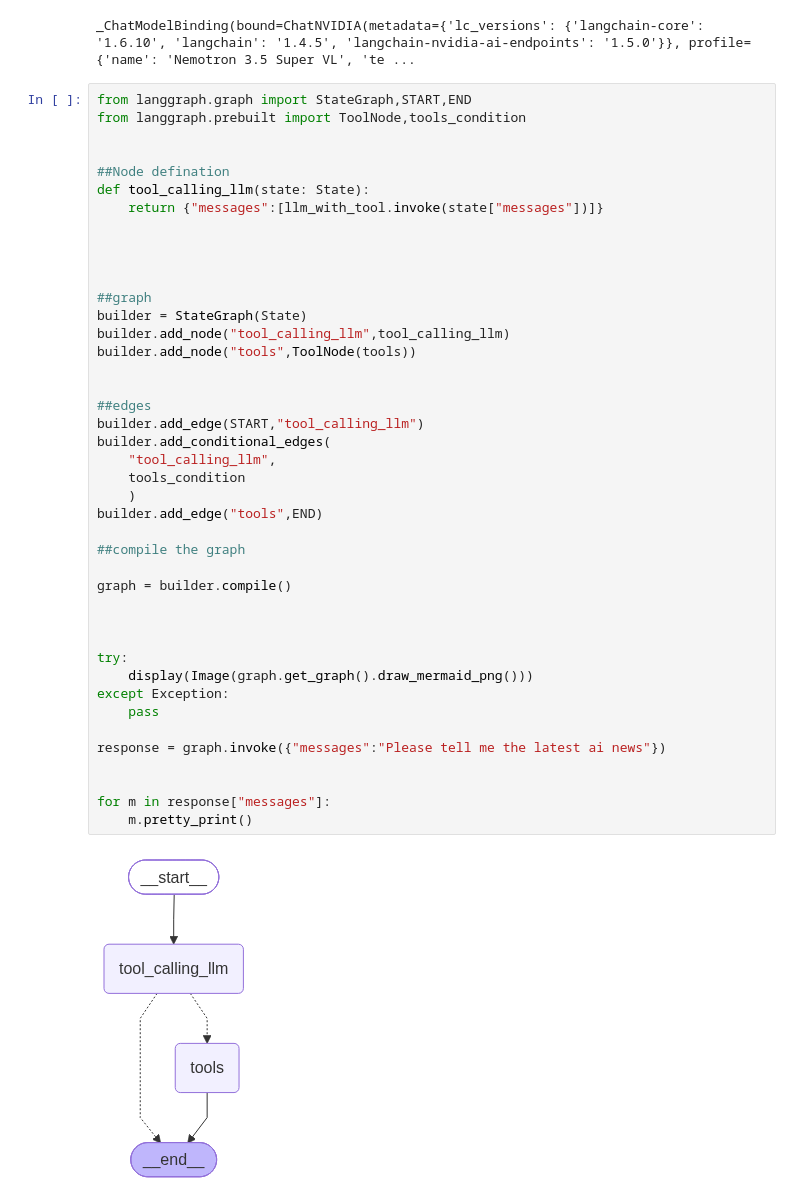
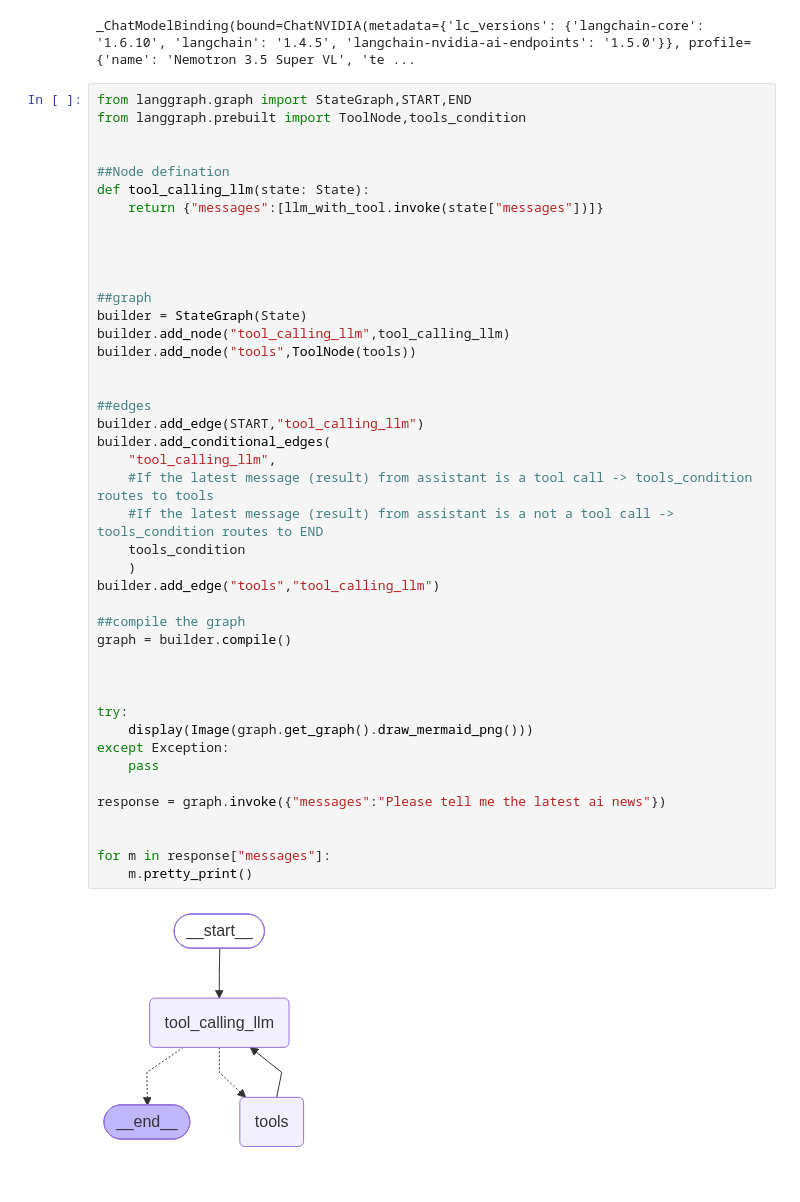
Before and after one commit to Rudra130/agentic-ai, a Jupyter notebook: langgraph/1-BasicChatbot.ipynb, the cells around one changed output. Saved outputs shown, nothing was run; the diff lists cells and outputs as text.

```diff
--- a/langgraph/1-BasicChatbot.ipynb
+++ b/langgraph/1-BasicChatbot.ipynb
@@ -151,36 +153,37 @@ def tool_calling_llm(state: State):
 
 ##graph
 builder = StateGraph(State)
 builder.add_node("tool_calling_llm",tool_calling_llm)
 builder.add_node("tools",ToolNode(tools))
 
 
 ##edges
 builder.add_edge(START,"tool_calling_llm")
 builder.add_conditional_edges(
     "tool_calling_llm",
+    #If the latest message (result) from assistant is a tool call -> tools_condition routes to tools
+    #If the latest message (result) from assistant is a not a tool call -> tools_condition routes to END
     tools_condition
     )
-builder.add_edge("tools",END)
+builder.add_edge("tools","tool_calling_llm")
 
 ##compile the graph
-
 graph = builder.compile()
 
 
 
 try:
     display(Image(graph.get_graph().draw_mermaid_png()))
 except Exception:
     pass
 
 response = graph.invoke({"messages":"Please tell me the latest ai news"})
 
 
 for m in response["messages"]:
     m.pretty_print()
 # %% [output]
-[figure, old version]
+[figure, new version]
 ================================ Human Message =================================
 
 Please tell me the latest ai news
```
Also changed, not shown: parts of 7 cells of this notebook.
